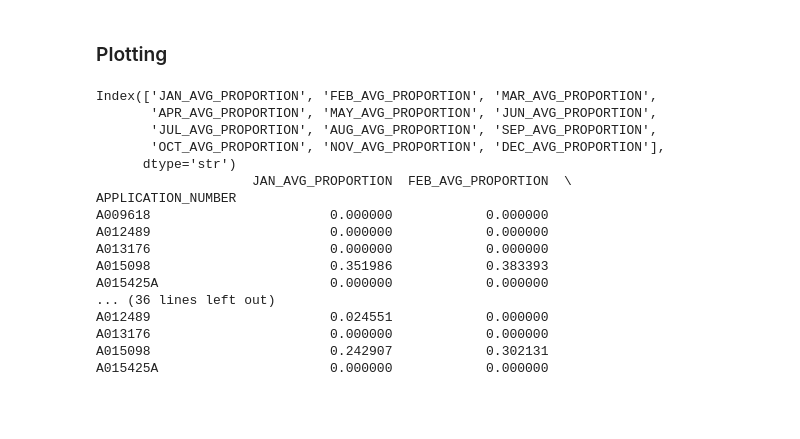
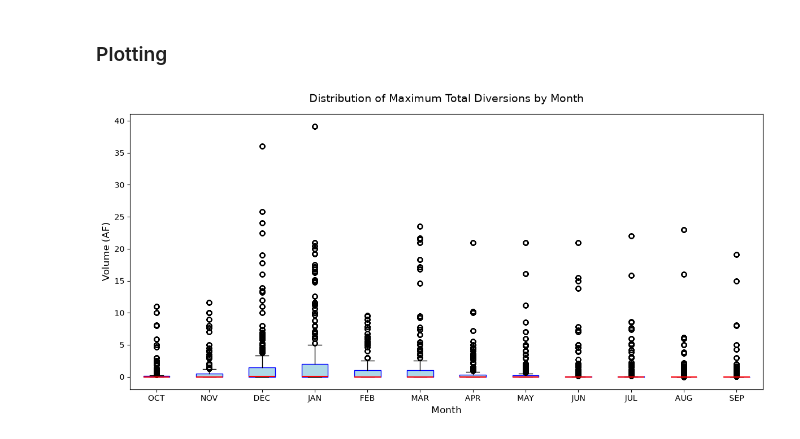
Before and after one commit to kycap/ProrateFaceValues, a Jupyter notebook: Scripts/Demand_Analysis.ipynb, the cells around one changed output. Drawn from its saved outputs; the diff is of its cells as text; code cells hidden in the pictures; blank space fills up the shorter version.

Commit message:
created monthly proportions for the max year; created box-and-whisker plot; removed old sections that calculated monthly proportion of face value; updated Export section

```diff
--- a/Scripts/Demand_Analysis.ipynb
+++ b/Scripts/Demand_Analysis.ipynb
@@ -362,10 +362,4 @@ NAVR[max_column_names] = NAVR.groupby('APPLICATION_NUMBER')[month_columns].trans
 
 max_column_names = [f'MAX_{col}' for col in month_columns]
 
-NAVR['MAX_THEORETICAL_VOL'] = NAVR[max_column_names].sum(axis = 1)
+NAVR['MAX_YEAR_VOL'] = NAVR[max_column_names].sum(axis = 1)
-# %%
-# monthly proportions of the maximum year's volume
-
-prop_column_names = [f'{col}_THEORETICAL_MAX_PROP' for col in month_columns]
-
-NAVR[prop_column_names] = NAVR[max_column_names].div(NAVR['MAX_THEORETICAL_VOL'], axis = 0)
@@ -527,26 +449,41 @@ NAVR.to_csv("..\\Outputs\\Demand_Analysis_Tables\\NAVR_final_table.csv", index =
 # %% [markdown]
 ### Plotting
 # %%
-# best way to plot? seems challenging since there are 246 rows; that would be overwhelming on a single graph.
+# list of column names to pull from NAVR
+plot_col_names = ["MAX_OCT_TOTAL_DIVERSION", "MAX_NOV_TOTAL_DIVERSION", "MAX_DEC_TOTAL_DIVERSION",
+                  "MAX_JAN_TOTAL_DIVERSION", "MAX_FEB_TOTAL_DIVERSION", "MAX_MAR_TOTAL_DIVERSION",
+                  "MAX_APR_TOTAL_DIVERSION", "MAX_MAY_TOTAL_DIVERSION", "MAX_JUN_TOTAL_DIVERSION",
+                  "MAX_JUL_TOTAL_DIVERSION", "MAX_AUG_TOTAL_DIVERSION", "MAX_SEP_TOTAL_DIVERSION"]
+
+# get month abbreviations
+month_labels = [col.split("_")[1] for col in plot_col_names]
+
+# data for each month, dropping any NaN (plt.boxplot will not work if NaN present)
+data_to_plot = [NAVR[col].dropna() for col in plot_col_names]
+
+# creating and specifying details of box-and-whisker plot
+plt.figure(figsize = (12, 6))
+plt.boxplot(
+    data_to_plot,
+    tick_labels = month_labels,
+    patch_artist= True,
+    boxprops = dict(facecolor = "lightblue", color = "blue"),
+    medianprops = dict(color = "red", linewidth = 1.5)
+)
+
+plt.title("Distribution of Maximum Total Diversions by Month",
+          fontsize = 14, pad = 15)
+plt.xlabel("Month", fontsize = 12)
+plt.ylabel("Volume (AF)", fontsize = 12)
+plt.xticks() # rotate labels, if necessary (rotation = )
+
+# display the plot
+plt.tight_layout()
+plt.show()
+
+# documentation: https://matplotlib.org/stable/api/_as_gen/matplotlib.pyplot.boxplot.html
+# box covers first to third quartiles & median represented by line
+# whiskers extend to farthest data point lying w/in 1.5 x IQR
+# outliers are points past end of whiskers
+# %% [output]
+[figure, added]
-# %%
-print(monthly_volumes.columns)
-print(monthly_volumes.head())
-# the columns are <month>_avg_proportion but the values are the average volume
-# %% [output]
-Index(['JAN_AVG_PROPORTION', 'FEB_AVG_PROPORTION', 'MAR_AVG_PROPORTION',
-       'APR_AVG_PROPORTION', 'MAY_AVG_PROPORTION', 'JUN_AVG_PROPORTION',
-       'JUL_AVG_PROPORTION', 'AUG_AVG_PROPORTION', 'SEP_AVG_PROPORTION',
-       'OCT_AVG_PROPORTION', 'NOV_AVG_PROPORTION', 'DEC_AVG_PROPORTION'],
-      dtype='str')
-                    JAN_AVG_PROPORTION  FEB_AVG_PROPORTION  \
-APPLICATION_NUMBER
-A009618                       0.000000            0.000000
-A012489                       0.000000            0.000000
-A013176                       0.000000            0.000000
-A015098                       0.351986            0.383393
-A015425A                      0.000000            0.000000
-... (36 lines left out)
-A012489                       0.024551            0.000000
-A013176                       0.000000            0.000000
-A015098                       0.242907            0.302131
-A015425A                      0.000000            0.000000
```
Also changed, not shown: parts of 8 cells of this notebook.
